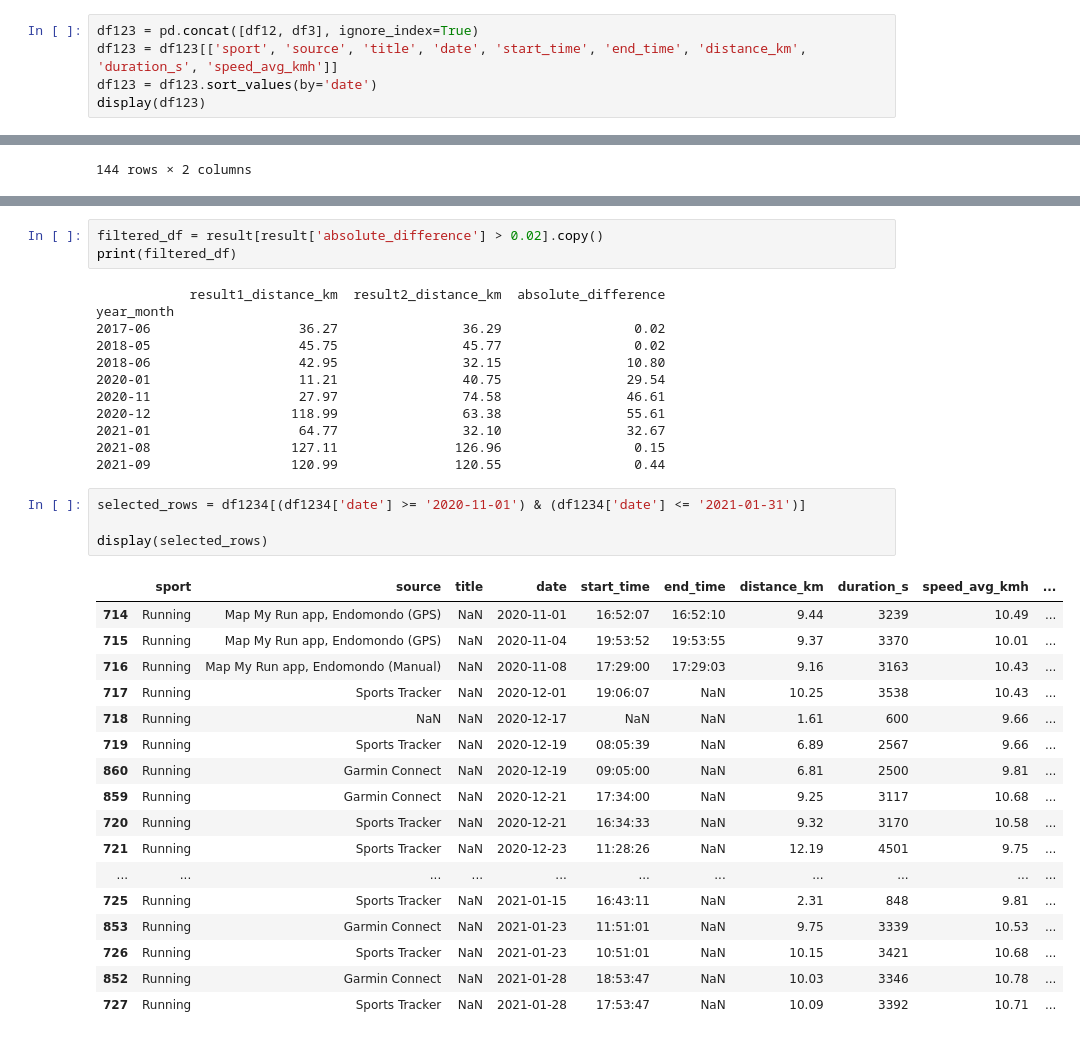
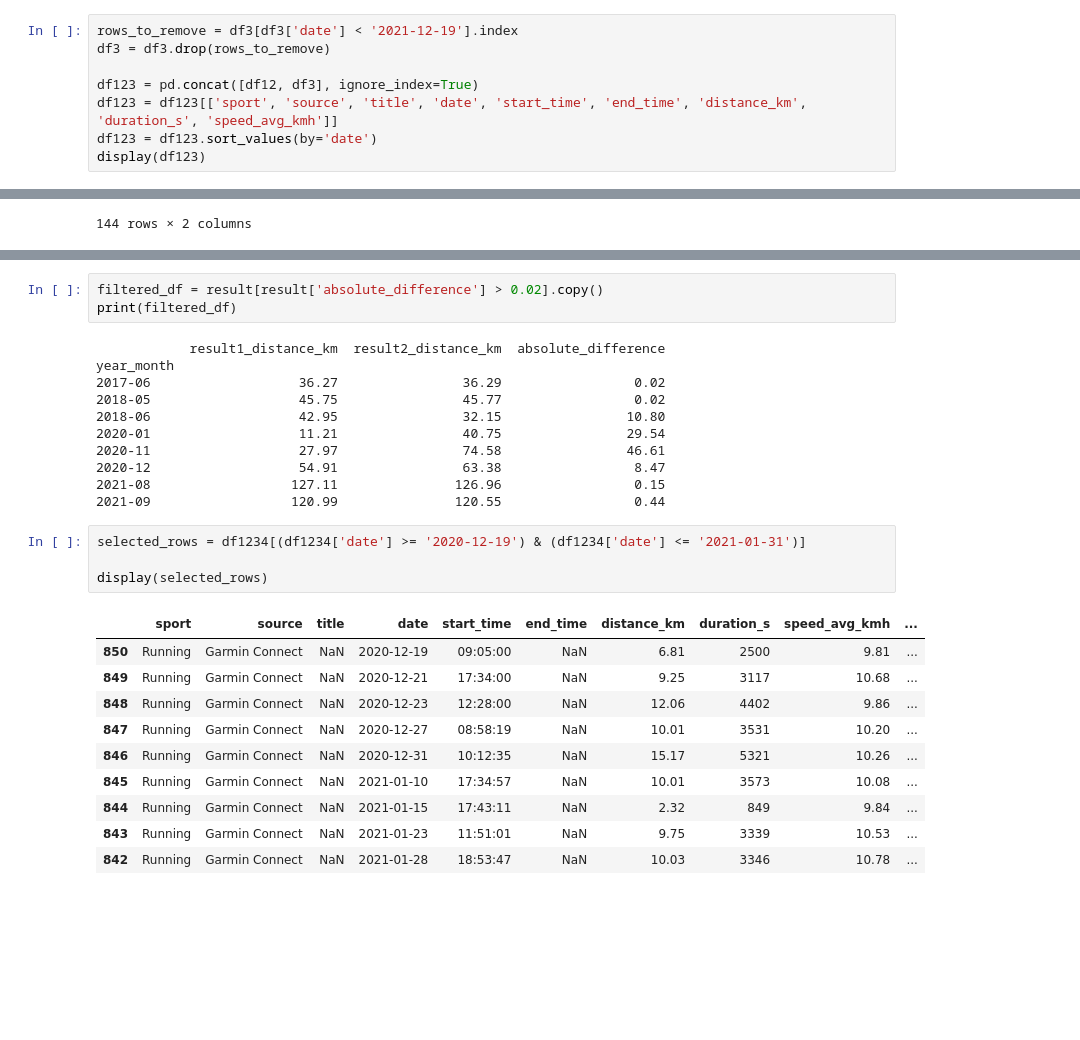
Before and after one commit to slazur83/Tableau, a Jupyter notebook: Workouts.ipynb, the cells around one changed output, grey strips where cells are left out. Saved outputs shown, nothing was run; the diff lists cells and outputs as text; blank space fills up the shorter version.

```diff
--- a/Workouts.ipynb
+++ b/Workouts.ipynb
@@ -256,6 +256,9 @@ else:
 # %% [markdown]
 **df123 => merged df12 with df3**
 # %%
+rows_to_remove = df3[df3['date'] < '2021-12-19'].index
+df3 = df3.drop(rows_to_remove)
+
 df123 = pd.concat([df12, df3], ignore_index=True)
 df123 = df123[['sport', 'source', 'title', 'date', 'start_time', 'end_time', 'distance_km', 'duration_s', 'speed_avg_kmh']]
 df123 = df123.sort_values(by='date')
@@ -461,29 +460,21 @@ year_month
 2018-06                   42.95                32.15                10.80
 2020-01                   11.21                40.75                29.54
 2020-11                   27.97                74.58                46.61
-2020-12                  118.99                63.38                55.61
-2021-01                   64.77                32.10                32.67
+2020-12                   54.91                63.38                 8.47
 2021-08                  127.11               126.96                 0.15
 2021-09                  120.99               120.55                 0.44
 # %%
-selected_rows = df1234[(df1234['date'] >= '2020-11-01') & (df1234['date'] <= '2021-01-31')]
+selected_rows = df1234[(df1234['date'] >= '2020-12-19') & (df1234['date'] <= '2021-01-31')]
 
 display(selected_rows)
 # %% [output]
 |  | sport | source | title | date | start_time | end_time | distance_km | duration_s | speed_avg_kmh | ... |
-| 714 | Running | Map My Run app, Endomondo (GPS) | NaN | 2020-11-01 | 16:52:07 | 16:52:10 | 9.44 | 3239 | 10.49 | ... |
-| 715 | Running | Map My Run app, Endomondo (GPS) | NaN | 2020-11-04 | 19:53:52 | 19:53:55 | 9.37 | 3370 | 10.01 | ... |
-| 716 | Running | Map My Run app, Endomondo (Manual) | NaN | 2020-11-08 | 17:29:00 | 17:29:03 | 9.16 | 3163 | 10.43 | ... |
-| 717 | Running | Sports Tracker | NaN | 2020-12-01 | 19:06:07 | NaN | 10.25 | 3538 | 10.43 | ... |
-| 718 | Running | NaN | NaN | 2020-12-17 | NaN | NaN | 1.61 | 600 | 9.66 | ... |
-| 719 | Running | Sports Tracker | NaN | 2020-12-19 | 08:05:39 | NaN | 6.89 | 2567 | 9.66 | ... |
-| 860 | Running | Garmin Connect | NaN | 2020-12-19 | 09:05:00 | NaN | 6.81 | 2500 | 9.81 | ... |
-| 859 | Running | Garmin Connect | NaN | 2020-12-21 | 17:34:00 | NaN | 9.25 | 3117 | 10.68 | ... |
-| 720 | Running | Sports Tracker | NaN | 2020-12-21 | 16:34:33 | NaN | 9.32 | 3170 | 10.58 | ... |
-| 721 | Running | Sports Tracker | NaN | 2020-12-23 | 11:28:26 | NaN | 12.19 | 4501 | 9.75 | ... |
-| ... | ... | ... | ... | ... | ... | ... | ... | ... | ... | ... |
-| 725 | Running | Sports Tracker | NaN | 2021-01-15 | 16:43:11 | NaN | 2.31 | 848 | 9.81 | ... |
-| 853 | Running | Garmin Connect | NaN | 2021-01-23 | 11:51:01 | NaN | 9.75 | 3339 | 10.53 | ... |
-| 726 | Running | Sports Tracker | NaN | 2021-01-23 | 10:51:01 | NaN | 10.15 | 3421 | 10.68 | ... |
-| 852 | Running | Garmin Connect | NaN | 2021-01-28 | 18:53:47 | NaN | 10.03 | 3346 | 10.78 | ... |
-| 727 | Running | Sports Tracker | NaN | 2021-01-28 | 17:53:47 | NaN | 10.09 | 3392 | 10.71 | ... |
+| 850 | Running | Garmin Connect | NaN | 2020-12-19 | 09:05:00 | NaN | 6.81 | 2500 | 9.81 | ... |
+| 849 | Running | Garmin Connect | NaN | 2020-12-21 | 17:34:00 | NaN | 9.25 | 3117 | 10.68 | ... |
+| 848 | Running | Garmin Connect | NaN | 2020-12-23 | 12:28:00 | NaN | 12.06 | 4402 | 9.86 | ... |
+| 847 | Running | Garmin Connect | NaN | 2020-12-27 | 08:58:19 | NaN | 10.01 | 3531 | 10.20 | ... |
+| 846 | Running | Garmin Connect | NaN | 2020-12-31 | 10:12:35 | NaN | 15.17 | 5321 | 10.26 | ... |
+| 845 | Running | Garmin Connect | NaN | 2021-01-10 | 17:34:57 | NaN | 10.01 | 3573 | 10.08 | ... |
+| 844 | Running | Garmin Connect | NaN | 2021-01-15 | 17:43:11 | NaN | 2.32 | 849 | 9.84 | ... |
+| 843 | Running | Garmin Connect | NaN | 2021-01-23 | 11:51:01 | NaN | 9.75 | 3339 | 10.53 | ... |
+| 842 | Running | Garmin Connect | NaN | 2021-01-28 | 18:53:47 | NaN | 10.03 | 3346 | 10.78 | ... |
```
Also changed, not shown: parts of 5 cells of this notebook.
